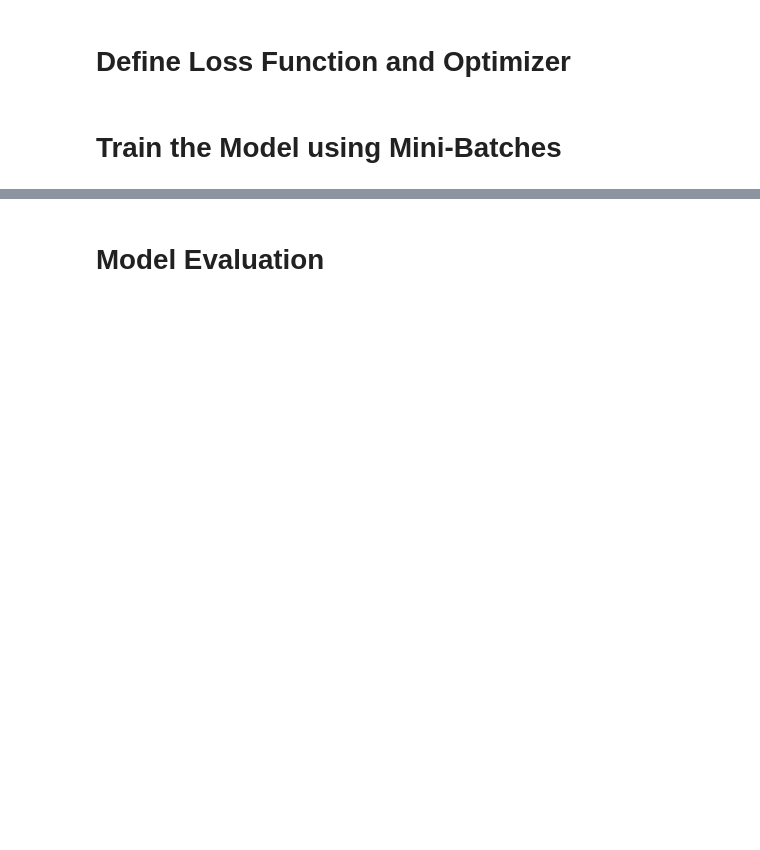
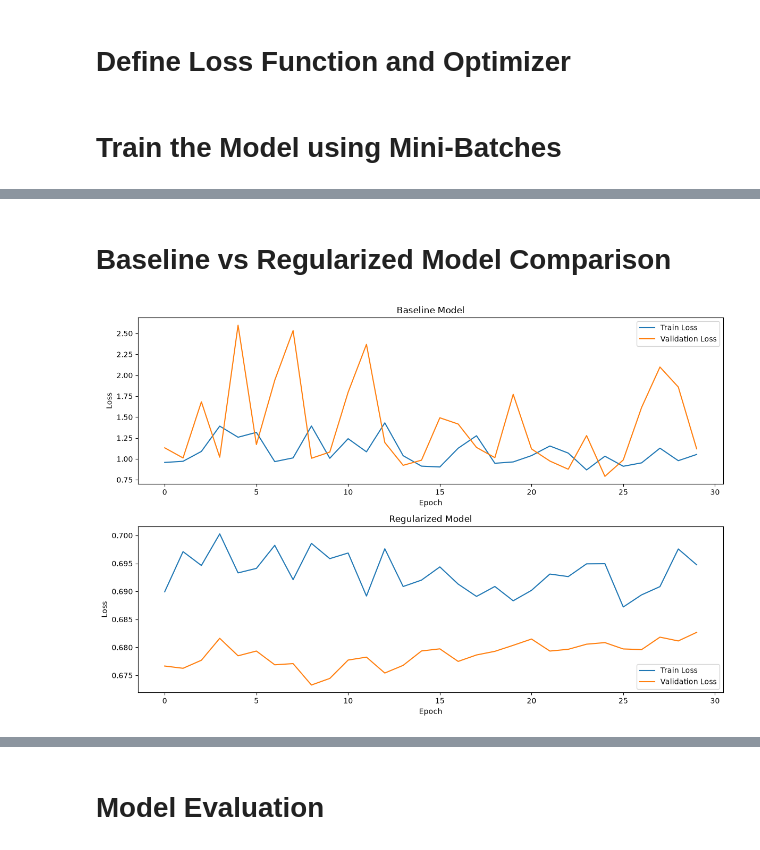
Before and after one commit to ahmedali2155/ProSensia-AI-ML-Internship, a Jupyter notebook: Day 12/deep_learning_baseline.ipynb, the cells around one changed output, grey strips where cells are left out. Drawn from its saved outputs; the diff is of its cells as text; code cells hidden in the pictures; blank space fills up the shorter version.

```diff
--- a/Day 12/deep_learning_baseline.ipynb
+++ b/Day 12/deep_learning_baseline.ipynb
@@ -131,7 +135,15 @@ class LoanMLP(nn.Module):
         return self.network(x)
 
 
-model = LoanMLP()
+baseline_model = LoanMLP()
 
-print(model)
+regularized_model = RegularizedMLP()
+
+print("Baseline Model")
+print(baseline_model)
+
+print()
+
+print("Regularized Model")
+print(regularized_model)
 # %% [output]
@@ -176,10 +228,9 @@ Validation batches: 2
 # %%
 criterion = nn.CrossEntropyLoss()
 
-optimizer = optim.Adam(
-    model.parameters(),
-    lr=0.001
-)
+baseline_optimizer = optim.Adam(baseline_model.parameters(), lr=0.001)
+
+regularized_optimizer = optim.Adam(regularized_model.parameters(), lr=0.001)
 # %% [markdown]
 # Train the Model using Mini-Batches
 # %%
@@ -274,0 +371,27 @@ plt.show()
+# %% [markdown]
+# Baseline vs Regularized Model Comparison
+# %%
+plt.figure(figsize=(12, 8))
+
+# Baseline
+plt.subplot(2, 1, 1)
+plt.plot(baseline_train_losses, label="Train Loss")
+plt.plot(baseline_val_losses, label="Validation Loss")
+plt.title("Baseline Model")
+plt.xlabel("Epoch")
+plt.ylabel("Loss")
+plt.legend()
+
+# Regularized
+plt.subplot(2, 1, 2)
+plt.plot(regularized_train_losses, label="Train Loss")
+plt.plot(regularized_val_losses, label="Validation Loss")
+plt.title("Regularized Model")
+plt.xlabel("Epoch")
+plt.ylabel("Loss")
+plt.legend()
+
+plt.tight_layout()
+plt.show()
+# %% [output]
+[figure, added]
```
Also changed, not shown: parts of 12 cells of this notebook, 1 other file.
